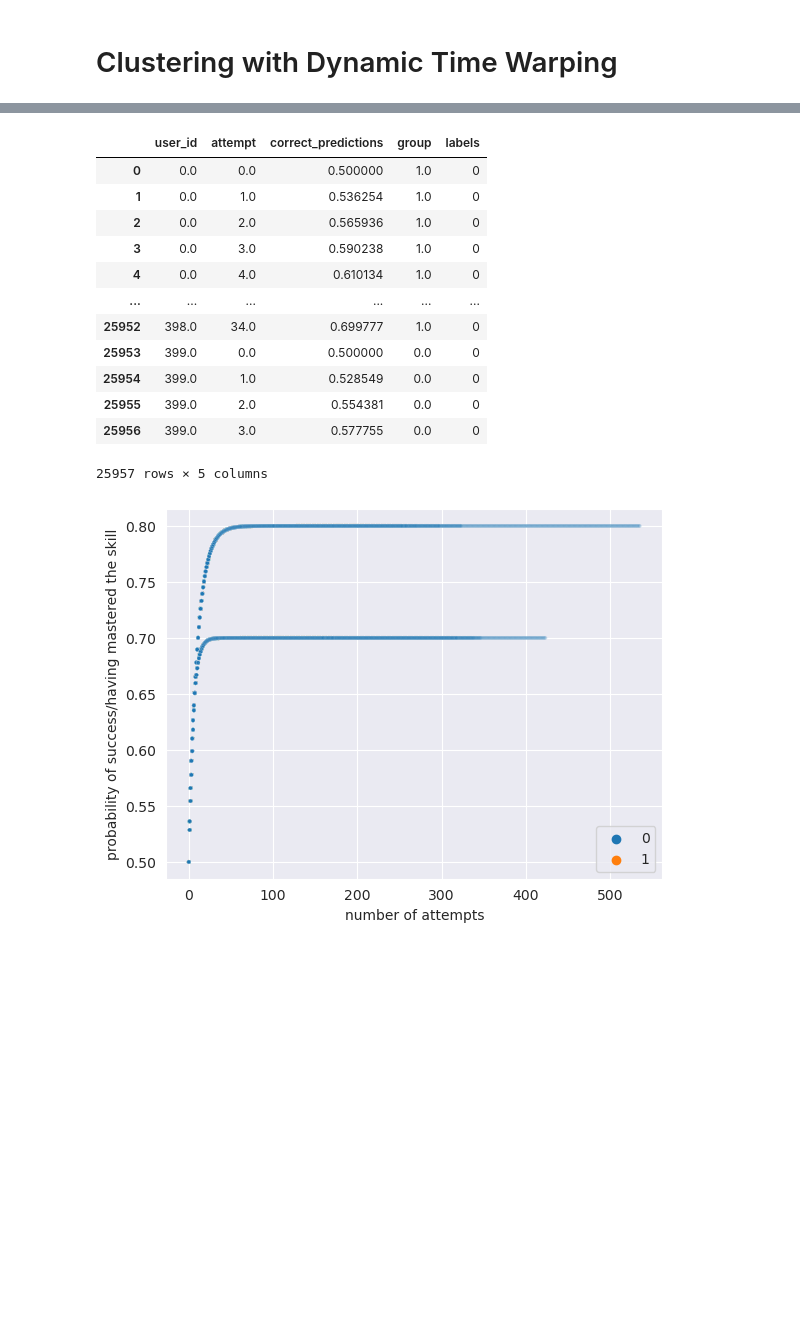
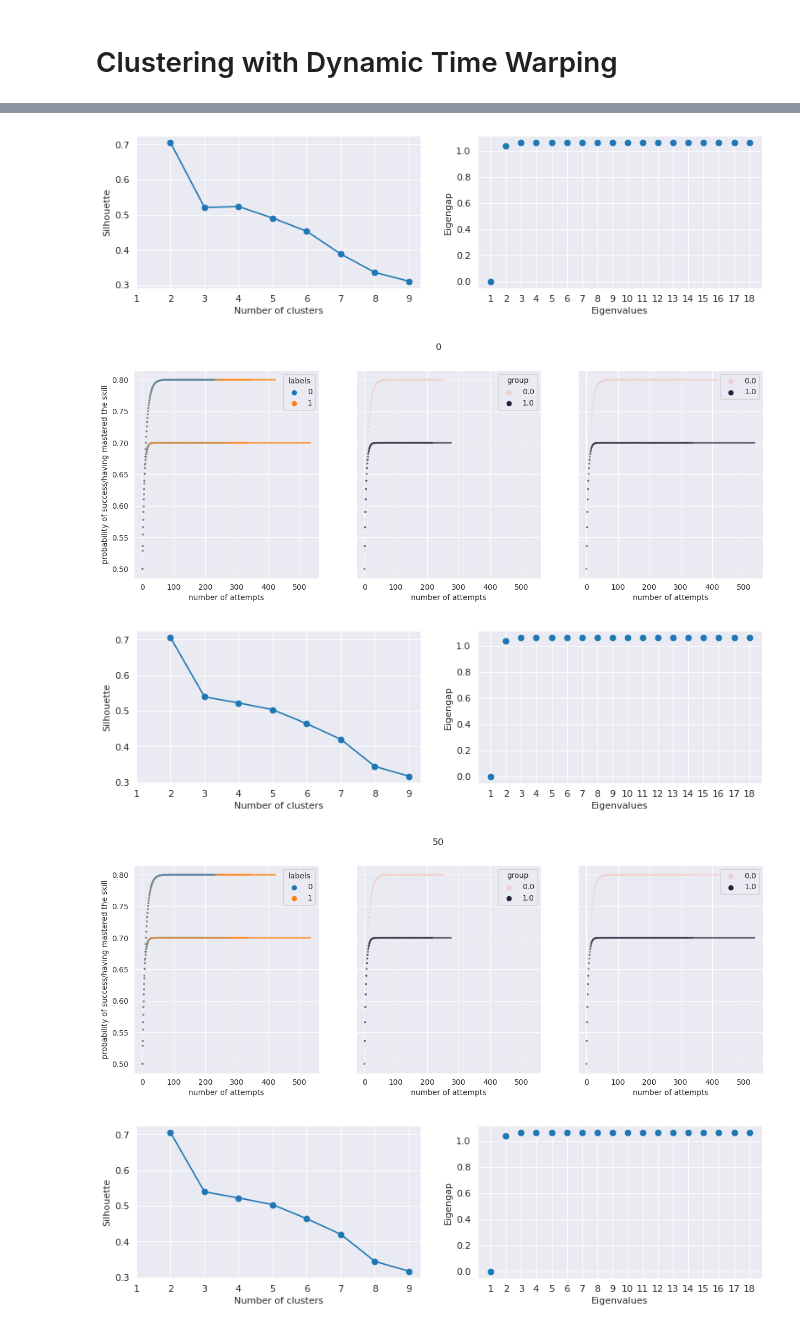
Before and after one commit to emmabhl/MLBD_Calcularis_Sectumsempra, a Jupyter notebook: clustering_dummy.ipynb, the cells around one changed output, grey strips where cells are left out. Cells and saved outputs as stored; diff of their text form; code cells hidden in the pictures; blank space fills up the shorter version.

Commit message:
clustering

```diff
--- a/clustering_dummy.ipynb
+++ b/clustering_dummy.ipynb
@@ -147,7 +159,7 @@ def spectral_clustering(W, n_clusters, random_state=111):
                               drop_first=False)
 
     # Cluster the points using k-means clustering
-    kmeans = KMeans(n_clusters=n_clusters, random_state = random_state)
+    kmeans = KMeans(n_clusters=n_clusters, random_state = random_state, n_init=10)
     kmeans.fit(proj_X)
 
     return kmeans, proj_X, eigenvals_sorted
@@ -178,6 +190,7 @@ def plot_metrics(n_clusters_list, metric_dictionary):
             plt.xticks(n_clusters_list)
         plt.ylabel(metric)
         i += 1
+    plt.show()
 
 def get_heuristics_spectral(W, n_clusters_list, plot=True):
     """
@@ -302,24 +263,41 @@ proba_dataset = proba_dataset.merge(data['labels'], on='user_id')
-# %%
-proba_dataset
-# %% [output]
-|  | user_id | attempt | correct_predictions | group | labels |
-| 0 | 0.0 | 0.0 | 0.500000 | 1.0 | 0 |
-| 1 | 0.0 | 1.0 | 0.536254 | 1.0 | 0 |
-| 2 | 0.0 | 2.0 | 0.565936 | 1.0 | 0 |
-| 3 | 0.0 | 3.0 | 0.590238 | 1.0 | 0 |
-| 4 | 0.0 | 4.0 | 0.610134 | 1.0 | 0 |
-| ... | ... | ... | ... | ... | ... |
-| 25952 | 398.0 | 34.0 | 0.699777 | 1.0 | 0 |
-| 25953 | 399.0 | 0.0 | 0.500000 | 0.0 | 0 |
-| 25954 | 399.0 | 1.0 | 0.528549 | 0.0 | 0 |
-| 25955 | 399.0 | 2.0 | 0.554381 | 0.0 | 0 |
-| 25956 | 399.0 | 3.0 | 0.577755 | 0.0 | 0 |
-25957 rows × 5 columns
-# %%
-sns.scatterplot(data=proba_dataset, x = proba_dataset.attempt, y = proba_dataset.correct_predictions, hue='labels', alpha=0.2, s=8)
-plt.xlabel('number of attempts')
-plt.ylabel('probability of success/having mastered the skill')
-plt.legend()
-plt.show()
-# %% [output]
-[figure, removed]
+# %%
+window = [0,50,100]
+gamma = [0.01,0.1,1]
+
+for w in window:
+
+    #Clustering
+    D = get_distance_matrix(data, metric='dtw', window=w)
+    S = get_affinity_matrix(D)
+    W = get_adjacency(S)
+    n_cluster_list = range(1, 10)
+
+    #Observe ideal number of clusters
+    df_labels = get_heuristics_spectral(W, n_cluster_list)
+    kmeans, proj_X, eigenvals_sorted = spectral_clustering(W, 2)
+
+    #get labels predictions
+    y_pred = kmeans.labels_
+    data["labels"]=y_pred
+    proba_dataset = proba_dataset.merge(data['labels'], on='user_id')
+
+    #Vizualize
+    fig, axs = plt.subplots(1, 3, figsize=(15, 5), sharex=True,sharey=True)
+
+    sns.scatterplot(data=proba_dataset, x = proba_dataset.attempt, y = proba_dataset.correct_predictions, hue='labels', alpha=0.2, s=8, ax=axs[0])
+    sns.scatterplot(data=proba_dataset[proba_dataset['labels']==0], x = proba_dataset.attempt, y = proba_dataset.correct_predictions, hue='group', alpha=0.2, s=8, ax=axs[1])
+    sns.scatterplot(data=proba_dataset[proba_dataset['labels']==1], x = proba_dataset.attempt, y = proba_dataset.correct_predictions, hue='group', alpha=0.2, s=8, ax=axs[2])
+    for i in range(3):
+        axs[i].set_xlabel('number of attempts')
+        axs[i].set_ylabel('probability of success/having mastered the skill')
+    fig.suptitle(w)
+    plt.legend()
+    plt.show()
+
+    proba_dataset = proba_dataset.drop('labels', axis=1)
+# %% [output]
+[figure, added]
+[figure, added]
+[figure, added]
+[figure, added]
+[figure, added]
```
Also changed, not shown: parts of 14 cells of this notebook.
